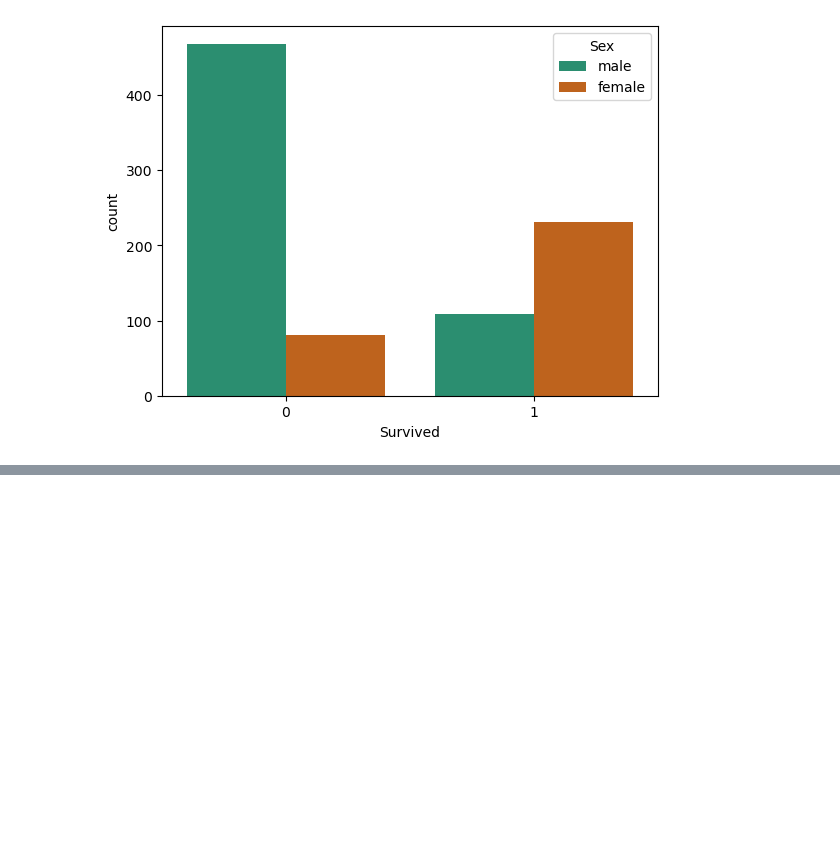
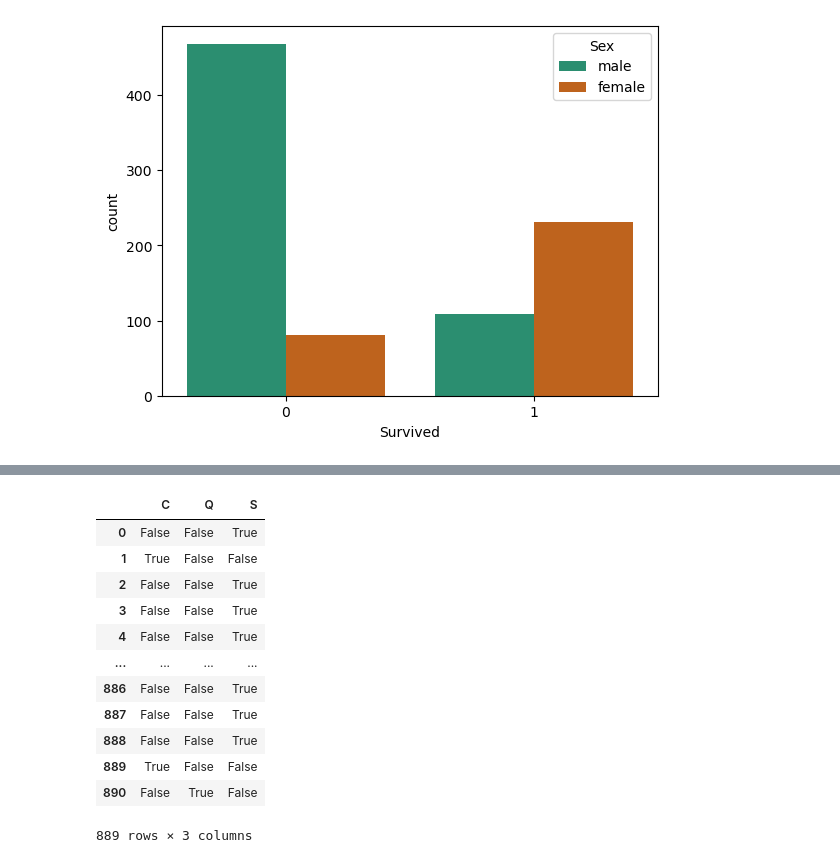
Before and after one commit to RishatTalukder/Machine-Learning-Zero-to-Hero, a Jupyter notebook: 9_Logistic_Regression/19_Logistic_Regression.ipynb, the cells around one changed output, grey strips where cells are left out. Cells and saved outputs as stored; diff of their text form; code cells hidden in the pictures; blank space fills up the shorter version.

```diff
--- a/9_Logistic_Regression/19_Logistic_Regression.ipynb
+++ b/9_Logistic_Regression/19_Logistic_Regression.ipynb
@@ -458,0 +594,16 @@ No time to mourne, have to do some machine learnign so that one that it can take
+# %%
+pd.get_dummies(data=data['Embarked'])
+# %% [output]
+|  | C | Q | S |
+| 0 | False | False | True |
+| 1 | True | False | False |
+| 2 | False | False | True |
+| 3 | False | False | True |
+| 4 | False | False | True |
+| ... | ... | ... | ... |
+| 886 | False | False | True |
+| 887 | False | False | True |
+| 888 | False | False | True |
+| 889 | True | False | False |
+| 890 | False | True | False |
+889 rows × 3 columns
```
Also changed, not shown: parts of 13 cells of this notebook.
